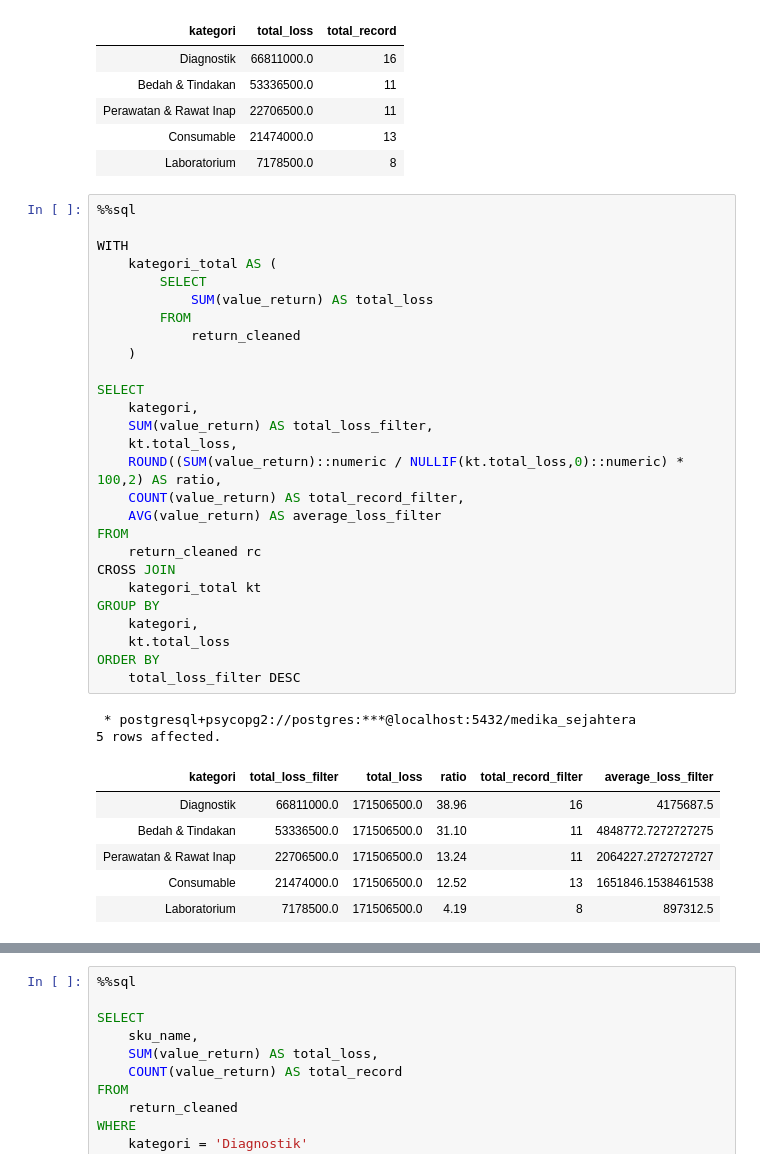
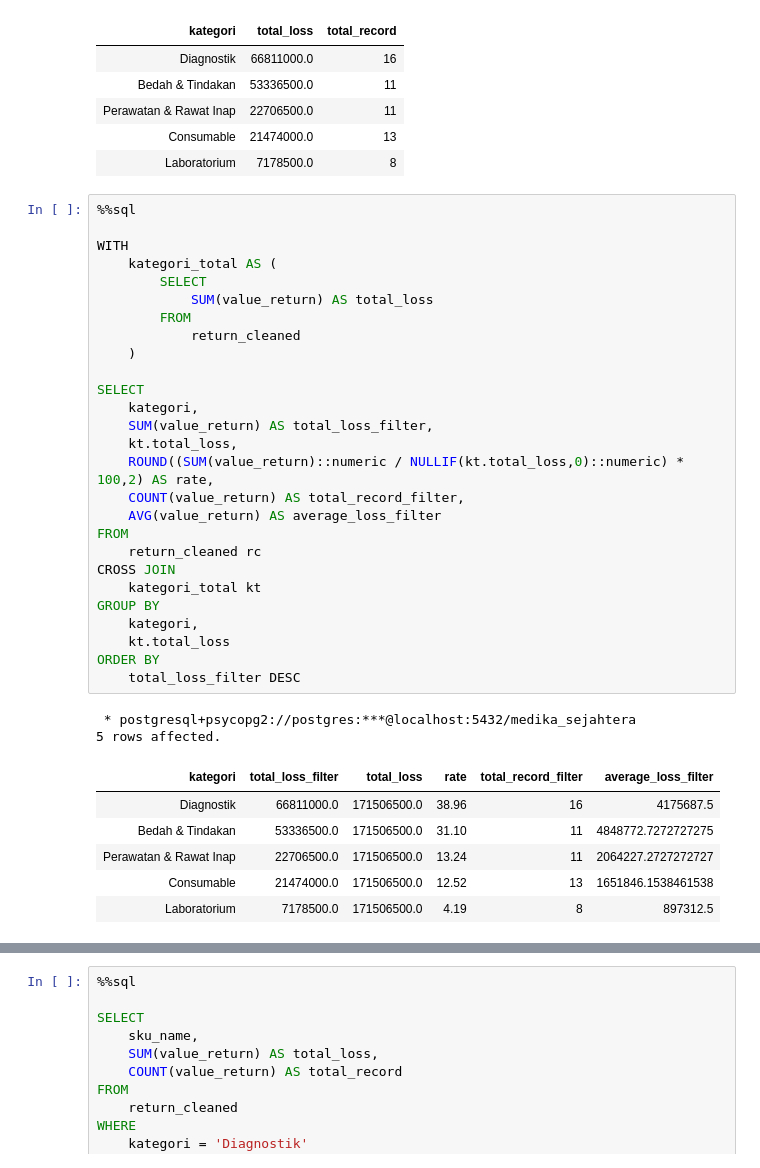
Before and after one commit to Rpfitrah/return-analysis-medika-sejahtera, a Jupyter notebook: Notebook/EDA.ipynb, the cells around one changed output, grey strips where cells are left out. Drawn from its saved outputs; the diff is of its cells as text.

```diff
--- a/Notebook/EDA.ipynb
+++ b/Notebook/EDA.ipynb
@@ -1076,34 +1079,34 @@ ORDER BY
 # %%
 %%sql
 
 WITH
     kategori_total AS (
         SELECT
             SUM(value_return) AS total_loss
         FROM
             return_cleaned
     )
 
 SELECT
     kategori,
     SUM(value_return) AS total_loss_filter,
     kt.total_loss,
-    ROUND((SUM(value_return)::numeric / NULLIF(kt.total_loss,0)::numeric) * 100,2) AS ratio,
+    ROUND((SUM(value_return)::numeric / NULLIF(kt.total_loss,0)::numeric) * 100,2) AS rate,
     COUNT(value_return) AS total_record_filter,
     AVG(value_return) AS average_loss_filter
 FROM
     return_cleaned rc
 CROSS JOIN
     kategori_total kt
 GROUP BY
     kategori,
     kt.total_loss
 ORDER BY
     total_loss_filter DESC
 # %% [output]
  * postgresql+psycopg2://postgres:***@localhost:5432/medika_sejahtera
 5 rows affected.
-| kategori | total_loss_filter | total_loss | ratio | total_record_filter | average_loss_filter |
+| kategori | total_loss_filter | total_loss | rate | total_record_filter | average_loss_filter |
 | Diagnostik | 66811000.0 | 171506500.0 | 38.96 | 16 | 4175687.5 |
 | Bedah & Tindakan | 53336500.0 | 171506500.0 | 31.10 | 11 | 4848772.7272727275 |
 | Perawatan & Rawat Inap | 22706500.0 | 171506500.0 | 13.24 | 11 | 2064227.2727272727 |
```
Also changed, not shown: parts of 18 cells of this notebook.
